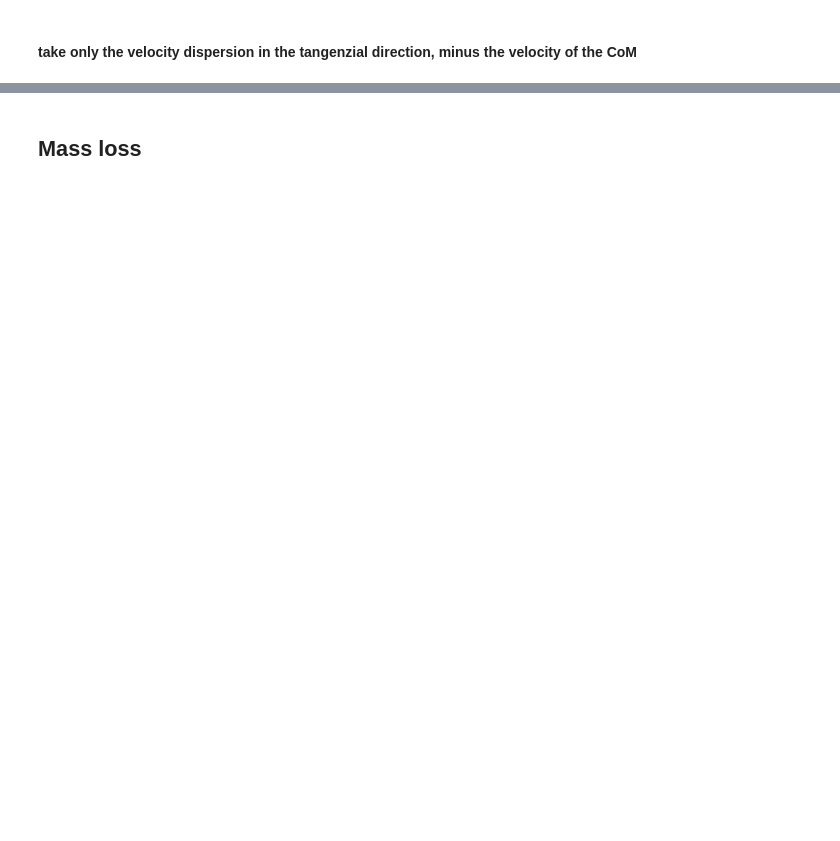
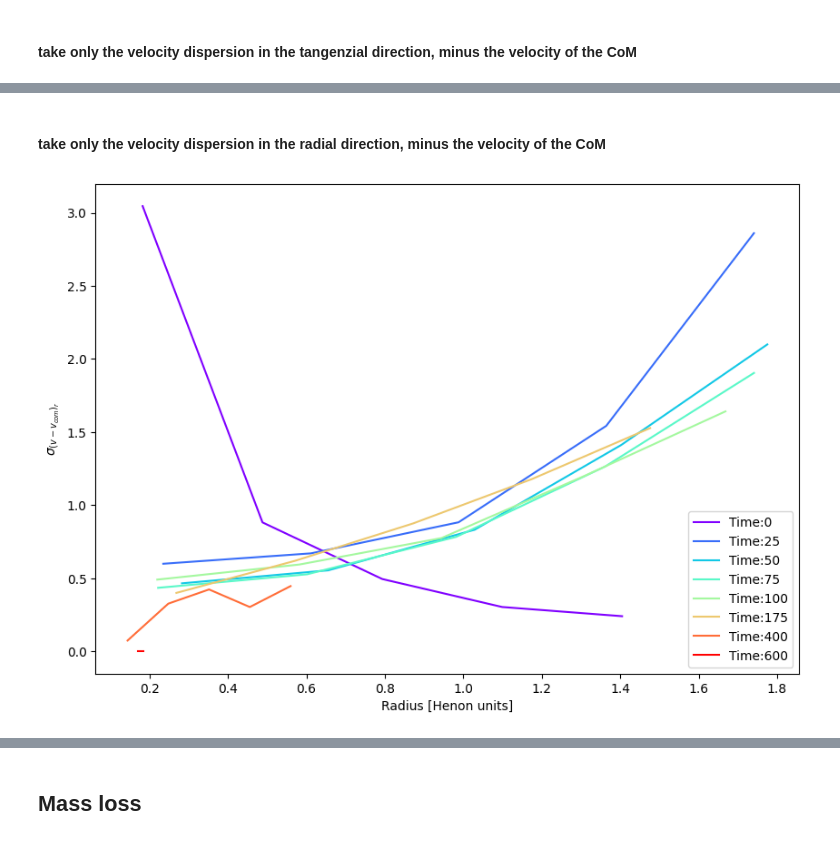
Before and after one commit to Berto70/pod_compastro23, a Jupyter notebook: Project/Analysis.ipynb, the cells around one changed output, grey strips where cells are left out. Drawn from its saved outputs; the diff is of its cells as text; code cells hidden in the pictures; blank space fills up the shorter version.

```diff
--- a/Project/Analysis.ipynb
+++ b/Project/Analysis.ipynb
@@ -522,0 +555,36 @@ for k, c in enumerate(color):
+# %% [markdown]
+#### take only the velocity dispersion in the radial direction, minus the velocity of the CoM
+# %%
+fig = plt.figure(figsize=(10, 7))
+ax = fig.add_subplot()
+n_bins=5
+# time_to_plot = np.arange(0, len(position_comFoR), 5)
+time_to_plot = [0, 25, 50, 75,  100, 175, 400, 600]
+color = cm.rainbow(np.linspace(0, 1, len(time_to_plot)))
+
+
+for k, c in enumerate(color):
+    time = time_to_plot[k]
+    position_comFoR_flagged = position_comFoR[time][flag_history[time]]
+    radius_snapshot = np.linalg.norm(position_comFoR_flagged, axis=1)
+    counts, bin_edges = np.histogram(radius_snapshot, bins=n_bins)
+    radius_shell = 1/2 * (bin_edges[1:] + bin_edges[:-1]) #needed to plot
+
+    bins_index = np.digitize(radius_snapshot, bins=bin_edges) #return the index of the bin for each radius
+
+    vel_wrt_com = velocity[time][flag_history[time]]- vel_com_history[time] #- vel_com_history[time]
+    rho, phi, vel_r, vel_phi, vel_z = cyl_coord(position[time][flag_history[time]], vel_wrt_com[:, :])
+
+
+    vel_phi_binned = [vel_r[bins_index==i].tolist() for i in range(1, len(bin_edges)) ] #binning the velocity as the radius
+
+    velocity_dispersion = []
+    for i in range(len(bin_edges)-1):
+        velocity_dispersion.append(np.array(vel_phi_binned[i]).std())
+
+    ax.plot(radius_shell, velocity_dispersion, c=c, label=f'Time:{time}')
+    ax.set_xlabel('Radius [Henon units]')
+    ax.set_ylabel(r'$\sigma_{{(v - v_{com})}_r}$')
+    ax.legend()
+# %% [output]
+[figure, added]
```
Also changed, not shown: parts of 39 cells of this notebook.
